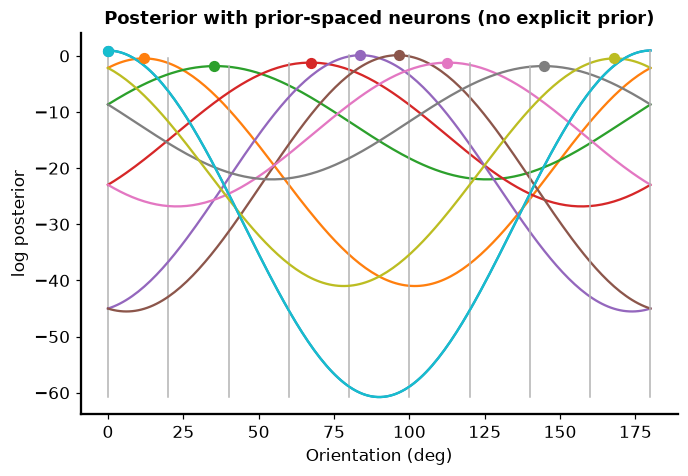
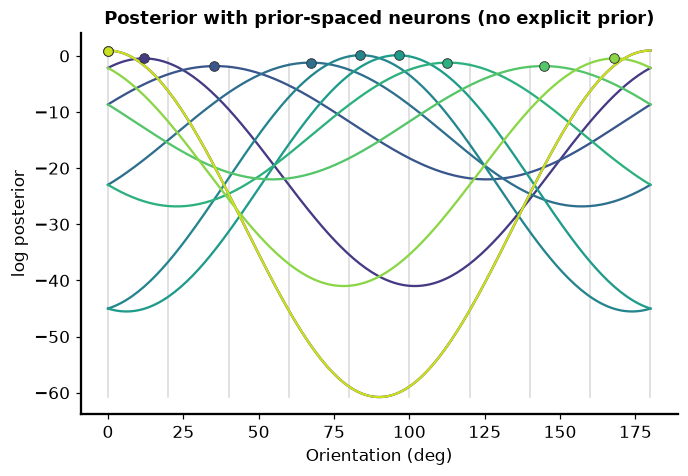
The change to this notebook cell's code, shown as a diff; its figure went from the first image to the second:
--- before
+++ after
@@ -5,8 +5,9 @@
 
 fig, ax = plt.subplots(figsize=(7, 4.5))
+cols = ori_colors(test_oris)
 for oi in range(ntest):
-    ax.plot(oris*180/np.pi, meanPost3[oi])
-    ax.scatter(meanMAP3[oi]*180/np.pi, meanPost3[oi].max(), 40, zorder=3)
-    ax.plot([test_oris[oi]*180/np.pi]*2, [meanPost3.min(), meanPost3[oi].max()], "0.7", lw=1)
+    ax.plot(oris*180/np.pi, meanPost3[oi], color=cols[oi])
+    ax.plot([test_oris[oi]*180/np.pi]*2, [meanPost3.min(), meanPost3[oi].max()], "0.85", lw=1, zorder=0)
+    ax.scatter(meanMAP3[oi]*180/np.pi, meanPost3[oi].max(), 40, color=cols[oi], edgecolors="0.2", linewidths=0.6, zorder=3)
 ax.set(xlabel="Orientation (deg)", ylabel="log posterior",
        title="Posterior with prior-spaced neurons (no explicit prior)")

Commit: Bayesian observers: apply viridis orientation colour scheme to all figures